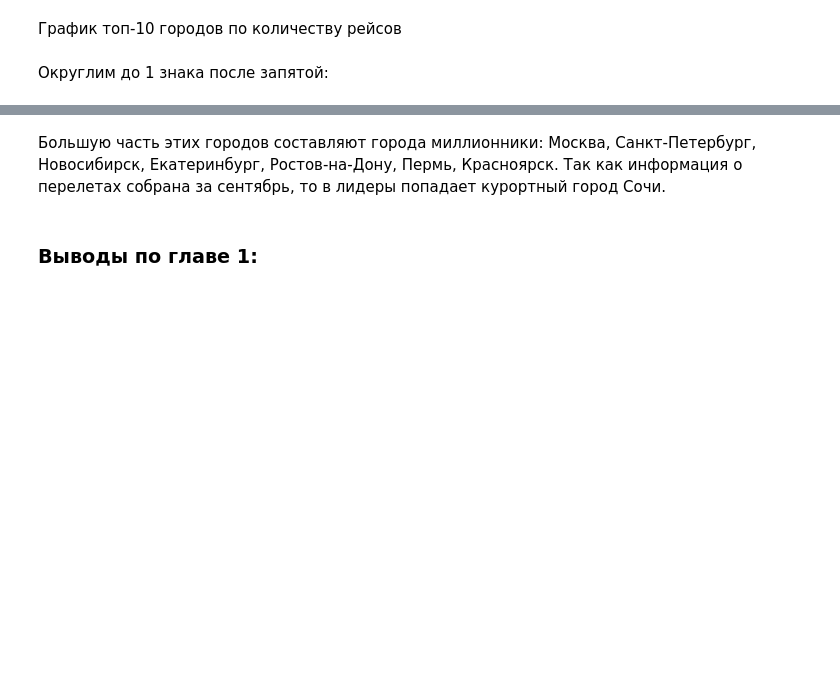
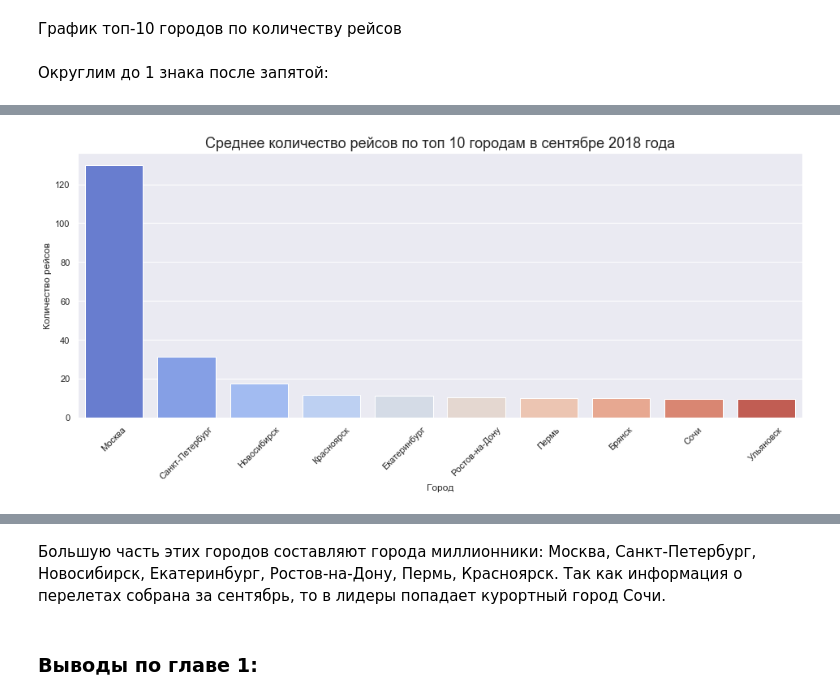
Before and after one commit to seriypavlov/DS_projects, a Jupyter notebook: Проект. Аналитика в авиакомпании/Проект. Аналитика в авиакомпании.ipynb, the cells around one changed output, grey strips where cells are left out. Saved outputs shown, nothing was run; the diff lists cells and outputs as text; code cells hidden in the pictures; blank space fills up the shorter version.

```diff
--- a/Проект. Аналитика в авиакомпании/Проект. Аналитика в авиакомпании.ipynb
+++ b/Проект. Аналитика в авиакомпании/Проект. Аналитика в авиакомпании.ipynb
@@ -406,0 +363,11 @@ fig.show()
+# %%
+fig, ax = plt.subplots(figsize=(16, 6))
+sns.barplot(y=top_10_cities.average_flights, x=top_10_cities.city,
+            data=df_aircrafts_sorted.sort_values(by='flights_amount'),
+            palette='coolwarm')
+ax.set_title('Среднее количество рейсов по топ 10 городам в сентябре 2018 года', fontdict={'fontsize': 18})
+plt.xticks(rotation=45)
+plt.xlabel('Город')
+plt.ylabel('Количество рейсов');
+# %% [output]
+[figure, added]
```
Also changed, not shown: parts of 14 cells of this notebook.
